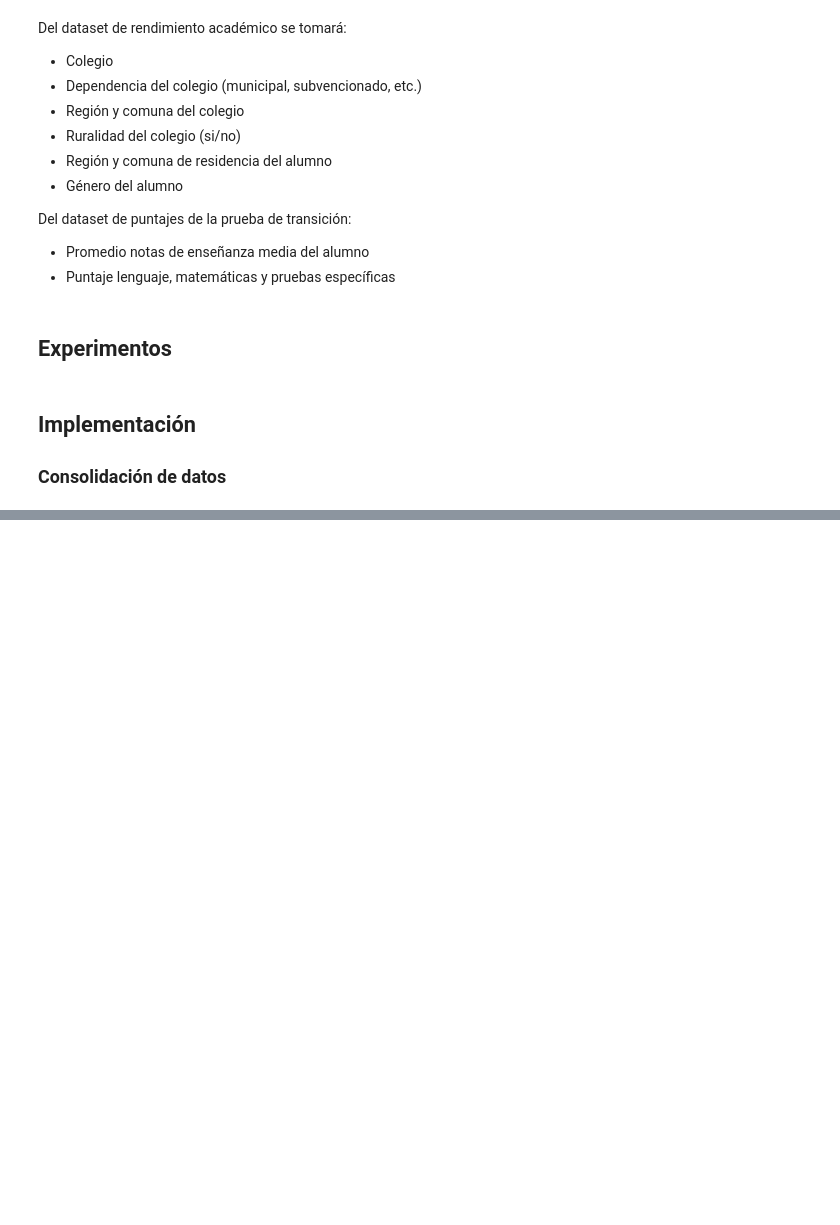
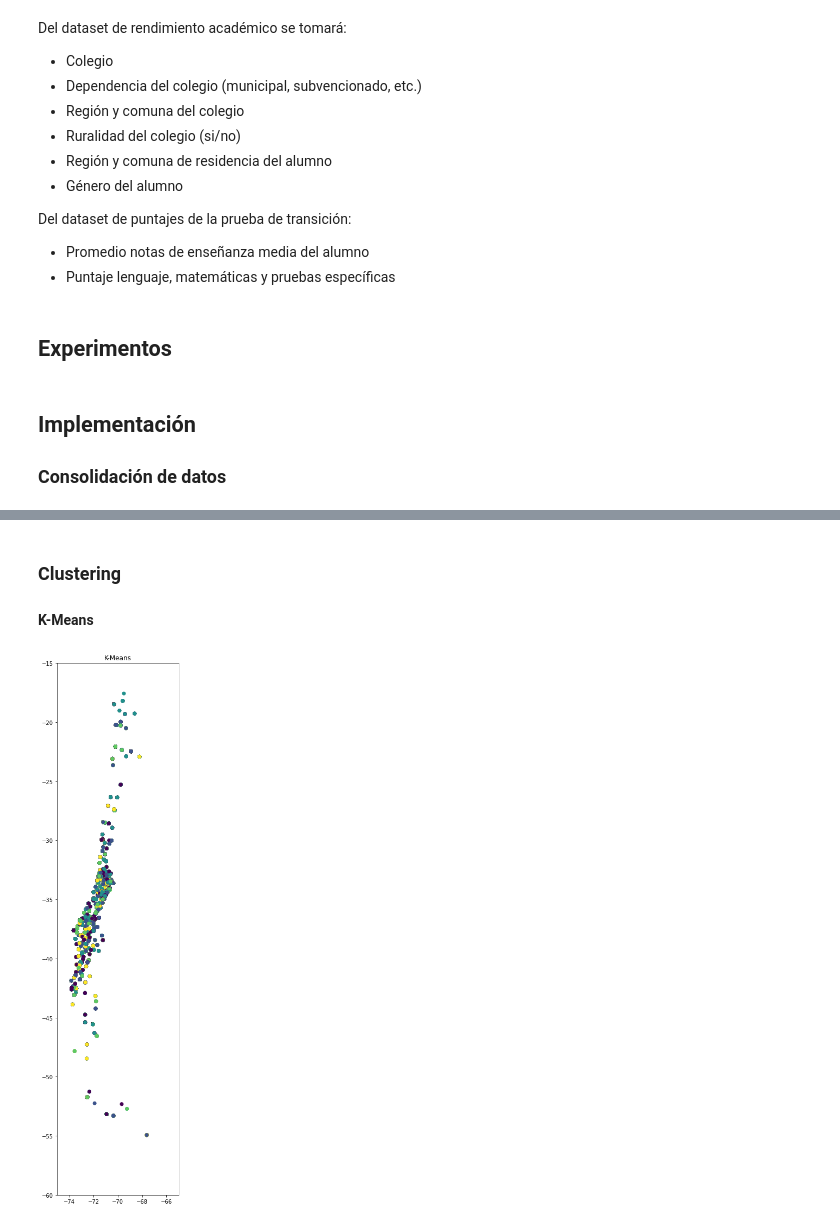
Before and after one commit to zerujio/proyecto-cc5206, a Jupyter notebook: hito_2.ipynb, the cells around one changed output, grey strips where cells are left out. Drawn from its saved outputs; the diff is of its cells as text; code cells hidden in the pictures; blank space fills up the shorter version.

Commit message:
kmeans

```diff
--- a/hito_2.ipynb
+++ b/hito_2.ipynb
@@ -516,0 +479,5 @@ memory usage: 25.3+ MB
+# %%
+datos_col_alu = datos_col_alu.drop(columns=["cod_com_alu", "cod_com_col"])
+# %% [markdown]
+### Clustering
+#### K-Means
@@ -516,0 +488,14 @@ memory usage: 25.3+ MB
+# %%
+km_columns = ["PROMEDIO_NOTAS", "CLEC_ACTUAL", "MATE_ACTUAL", "HCSO_ACTUAL", "CIEN_ACTUAL"]
+km_data = datos_col_alu.dropna(subset=km_columns)
+
+km = KMeans(n_clusters=5).fit(km_data[km_columns])
+# %%
+plt.figure(figsize=(4,18))
+plt.scatter(km_data.lng_alu, km_data.lat_alu, c=km.labels_,)
+plt.xlim(-75, -65)
+plt.ylim(-60, -15)
+plt.title("K-Means")
+plt.show()
+# %% [output]
+[figure, added]
```
Also changed, not shown: parts of 10 cells of this notebook.
